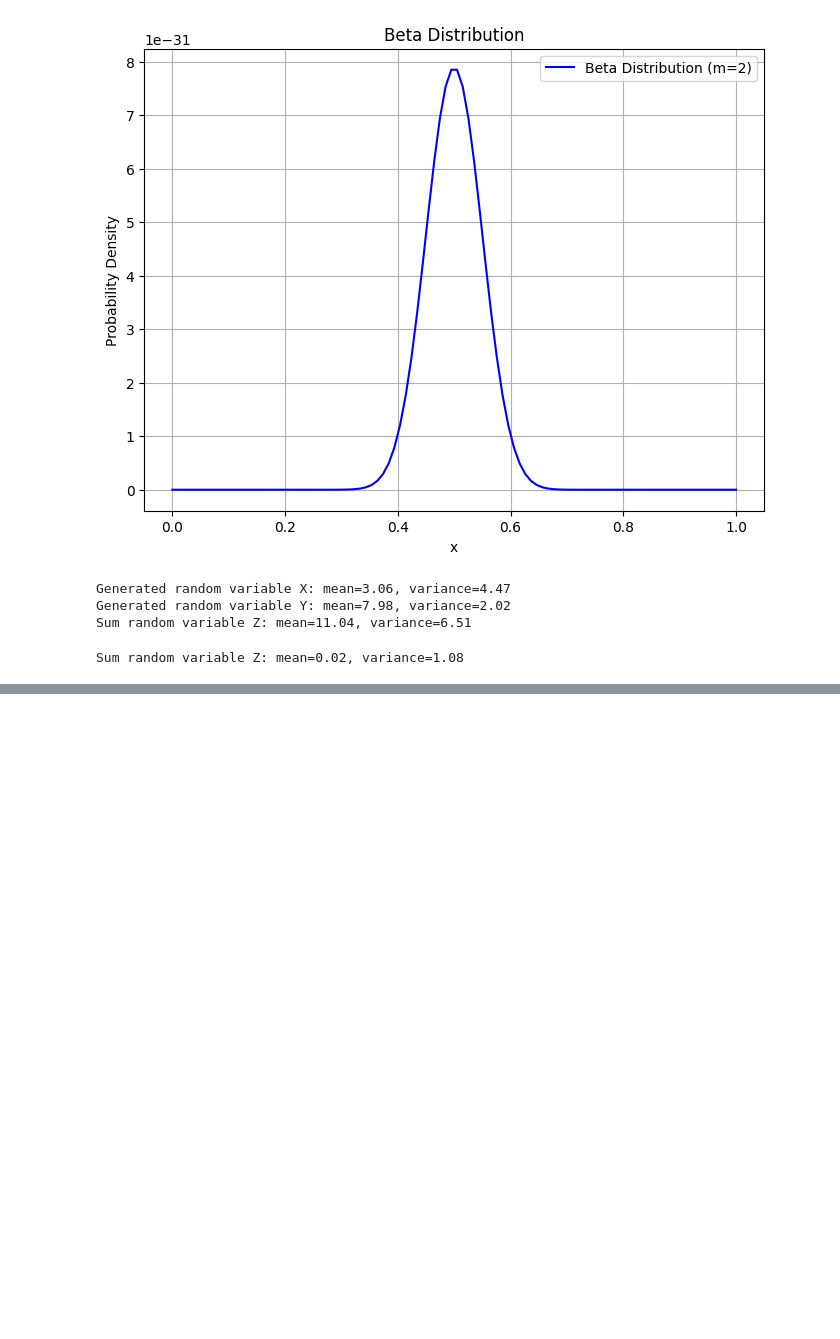
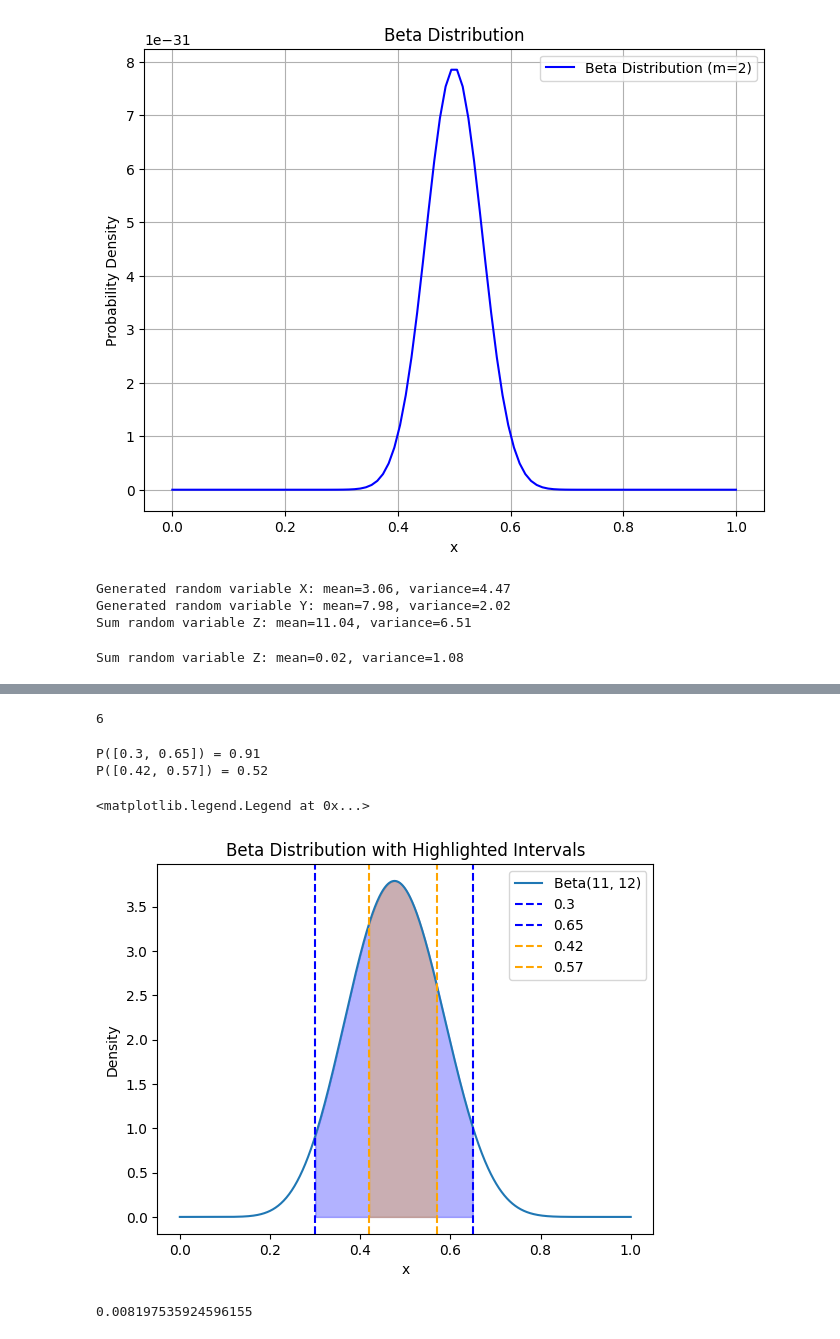
Before and after one commit to Majed-EE/From_Scratch, a Jupyter notebook: algebra_prob.ipynb, the cells around one changed output, grey strips where cells are left out. Cells and saved outputs as stored; diff of their text form; code cells hidden in the pictures; blank space fills up the shorter version.

Commit message:
some stats

```diff
--- a/algebra_prob.ipynb
+++ b/algebra_prob.ipynb
@@ -194,0 +292,60 @@ Sum random variable Z: mean=0.02, variance=1.08
+# %%
+theta=[[0,1],[0.2,0.8],[0.4,0.6],[0.6,0.4],[0.8,0.2],[1,0]]
+theta_n=list(x/10 for x in range(0,12,2))
+theta_s=list(x/10 for x in range(0,12,2))
+len(theta_n)
+# for x in range(len(theta)):
+#     theta_n=theta[x][0]
+#     theta_s=theta[x][1]
+#     p_data=(theta_n**14)*(1-theta_n)*(theta_s**2)*(1-theta_s)**13*(10**5)
+#     print(p_data)
+#     theta[x].append(p_data)
+# %% [output]
+6
+# %%
+import scipy.stats as stats
+
+# Define the parameters of the beta distribution
+a, b = 11, 12
+
+# Calculate the probabilities for the intervals
+prob_0_3_to_0_65 = stats.beta.cdf(0.65, a, b) - stats.beta.cdf(0.3, a, b)
+prob_0_42_to_0_57 = stats.beta.cdf(0.57, a, b) - stats.beta.cdf(0.42, a, b)
+
+print(f"P([0.3, 0.65]) = {prob_0_3_to_0_65:.2f}")
+print(f"P([0.42, 0.57]) = {prob_0_42_to_0_57:.2f}")
+# %% [output]
+P([0.3, 0.65]) = 0.91
+P([0.42, 0.57]) = 0.52
+# %%
+import numpy as np
+from matplotlib import pyplot as plt
+x = np.linspace(0, 1, 1000)
+pdf_values = stats.beta.pdf(x, a, b)
+
+# Plot the beta distribution
+plt.plot(x, pdf_values, label=f'Beta({a}, {b})')
+
+# Highlight the intervals
+plt.axvline(x=0.3, color='blue', linestyle='--', label='0.3')
+plt.axvline(x=0.65, color='blue', linestyle='--', label='0.65')
+plt.axvline(x=0.42, color='orange', linestyle='--', label='0.42')
+plt.axvline(x=0.57, color='orange', linestyle='--', label='0.57')
+plt.fill_between(x, pdf_values, where=(x >= 0.3) & (x <= 0.65), color='blue', alpha=0.3)
+plt.fill_between(x, pdf_values, where=(x >= 0.42) & (x <= 0.57), color='orange', alpha=0.3)
+
+plt.title('Beta Distribution with Highlighted Intervals')
+plt.xlabel('x')
+plt.ylabel('Density')
+plt.legend()
+# %% [output]
+<matplotlib.legend.Legend at 0x...>
+[figure, added]
+# %%
+from scipy.stats import norm
+
+# Calculate P(Z > 2.4)
+p = 1 - norm.cdf(2.4, loc=0, scale=1)
+print(p)
+# %% [output]
+0.008197535924596155
```
Also changed, not shown: parts of 9 cells of this notebook.
